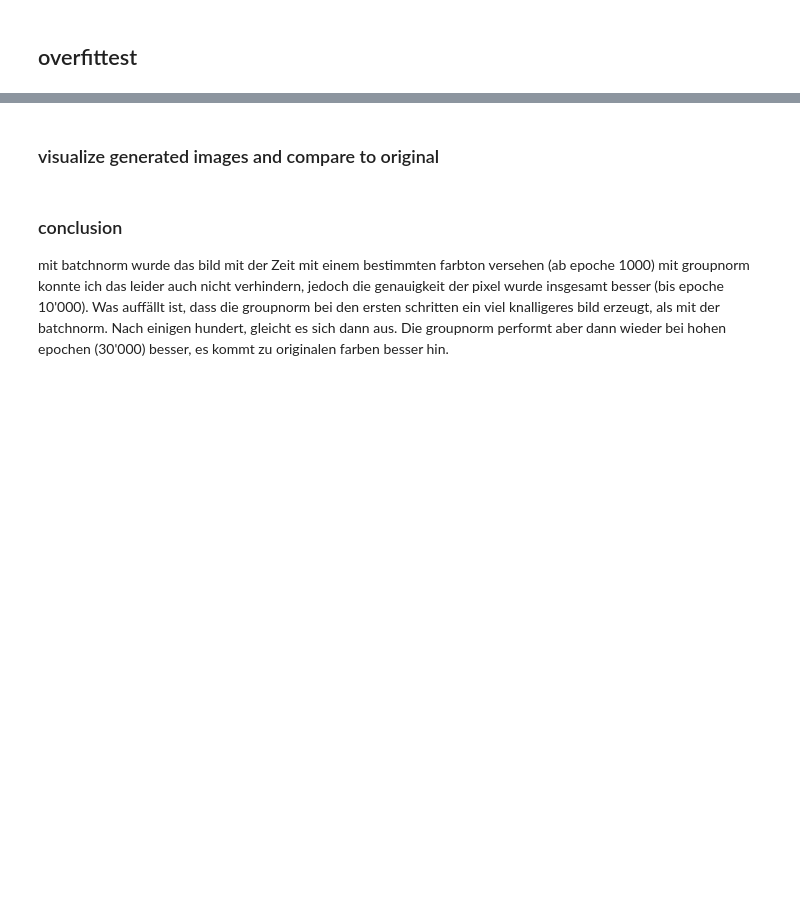
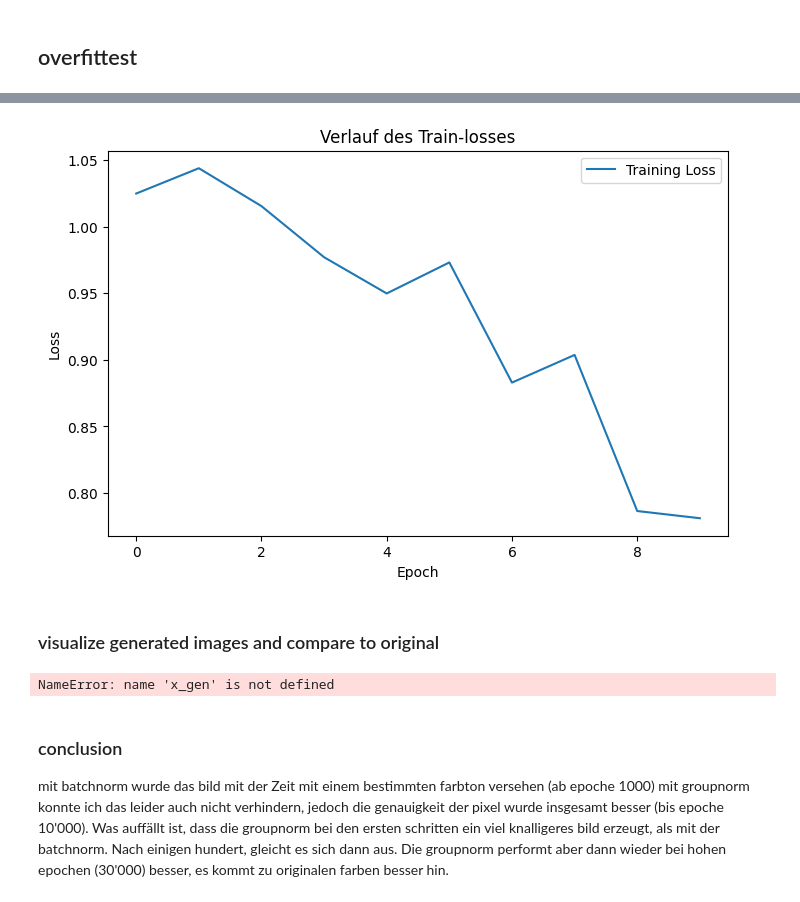
Before and after one commit to FloBaumgartner/cifar10_imgGeneration, a Jupyter notebook: vdl_mc_img-gen_cifar10.ipynb, the cells around one changed output, grey strips where cells are left out. Cells and saved outputs as stored; diff of their text form; code cells hidden in the pictures; blank space fills up the shorter version.

```diff
--- a/vdl_mc_img-gen_cifar10.ipynb
+++ b/vdl_mc_img-gen_cifar10.ipynb
@@ -285,7 +282,7 @@ class SimpleUnet(nn.Module):
         self.output = nn.Conv2d(up_channels[-1], out_dim, 1)
 
 
-    def forward(self, x, timestep):
+    def forward(self, x, timestep, y):
         # Embedd time
         t = self.time_mlp(timestep)
         # Initial conv
@@ -365,7 +362,7 @@ def sample_timestep(x, t,sqrt_one_minus_alphas_cumprod, sqrt_recip_alphas, betas
 
 @torch.no_grad()
 def sample_plot_image(T, sqrt_one_minus_alphas_cumprod, sqrt_recip_alphas,
-                     betas, model, posterior_variance, num_classes=None, labels_default:list=None, visualize=True):
+                     betas, model, posterior_variance, num_classes=None, labels_default:list=None, visualize=True, save=False):
     # Sample random noise
     img = torch.randn((1, 3, 32, 32), device=device)
 
@@ -450,16 +457,19 @@ def sample_plot_image(T, sqrt_one_minus_alphas_cumprod, sqrt_recip_alphas,
 # %%
 model.to(device)
 optimizer = torch.optim.Adam(model.parameters(), lr=0.001) #changed from 1e-4
-epochs = 30_000
+epochs = 10 #12_001
 BATCH_SIZE = 1
 T = 100 #TODO try 1000
 # %%
+loss_history = []
+
 for epoch in tqdm(range(epochs)):
     optimizer.zero_grad()
     t = torch.randint(0, T, (BATCH_SIZE,), device=device).long()
     loss = get_loss(model, images_overfit, t, terms["sqrt_alphas_cumprod"], terms["sqrt_one_minus_alphas_cumprod"], device)
     loss.backward()
     optimizer.step()
+    loss_history.append(loss.item())
 
     if epoch % 100 == 0:
         print(f"Epoch {epoch} Loss: {loss.item()}")
@@ -479,3 +493,16 @@ TypeError: SimpleUnet.forward() takes 3 positional arguments but 4 were given
+# %%
+def plot_loss(loss_history):
+    plt.figure(figsize=(8, 5))
+    plt.plot(loss_history, label="Training Loss")
+    plt.xlabel("Epoch")
+    plt.ylabel("Loss")
+    plt.title("Verlauf des Train-losses")
+    plt.legend()
+    plt.show()
+
+plot_loss(loss_history)
+# %% [output]
+[figure, added]
 # %% [markdown]
 ### visualize generated images and compare to original
 # %%
@@ -498,4 +525,6 @@ def compare_images(original, generated):
 
     plt.show()
 # %%
-compare_images(images_overfit[0], x_gen[0])
+compare_images(images_overfit[0], x_gen[0][0].squeeze())
+# %% [output]
+NameError: name 'x_gen' is not defined
```
Also changed, not shown: parts of 58 cells of this notebook.
